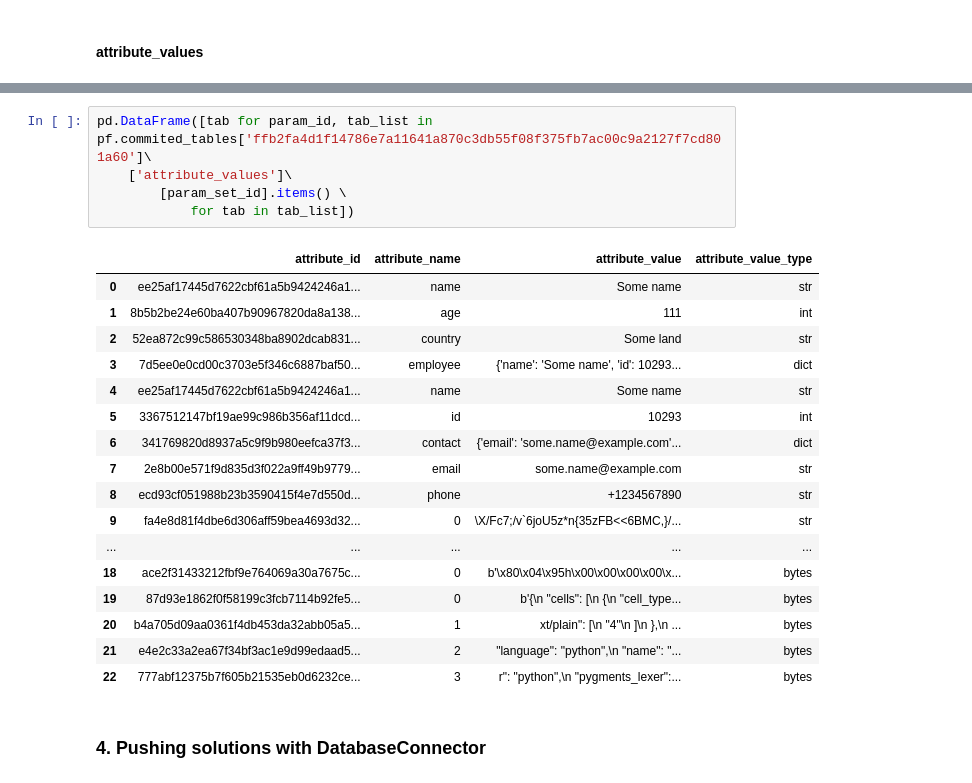
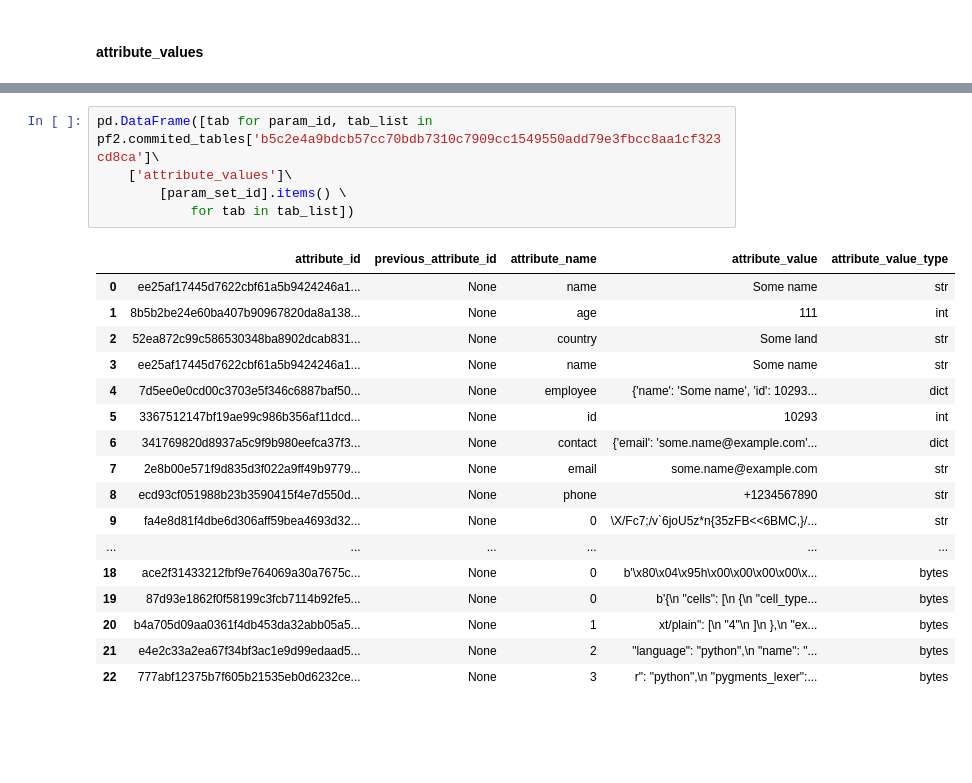
Before and after one commit to Kiril-Mordan/reusables, a Jupyter notebook: example_notebooks/parameterframe.ipynb, the cells around one changed output, grey strips where cells are left out. Drawn from its saved outputs; the diff is of its cells as text; blank space fills up the shorter version.

Commit message:
[parameterframe] updated usage examples; user friendly functions to show commited solutions, parameter sets and parameter info; ability to pull all tables for a select solution

```diff
--- a/example_notebooks/parameterframe.ipynb
+++ b/example_notebooks/parameterframe.ipynb
@@ -207,25 +389,23 @@ pf.commited_tables['ffb2fa4d1f14786e7a11641a870c3db55f08f375fb7ac00c9a2127f7cd80
 # %%
-pd.DataFrame([tab for param_id, tab_list in pf.commited_tables['ffb2fa4d1f14786e7a11641a870c3db55f08f375fb7ac00c9a2127f7cd801a60']\
+pd.DataFrame([tab for param_id, tab_list in pf2.commited_tables['b5c2e4a9bdcb57cc70bdb7310c7909cc1549550add79e3fbcc8aa1cf323cd8ca']\
     ['attribute_values']\
         [param_set_id].items() \
             for tab in tab_list])
 # %% [output]
-|  | attribute_id | attribute_name | attribute_value | attribute_value_type |
-| 0 | ee25af17445d7622cbf61a5b9424246a1... | name | Some name | str |
-| 1 | 8b5b2be24e60ba407b90967820da8a138... | age | 111 | int |
-| 2 | 52ea872c99c586530348ba8902dcab831... | country | Some land | str |
-| 3 | 7d5ee0e0cd00c3703e5f346c6887baf50... | employee | {'name': 'Some name', 'id': 10293... | dict |
-| 4 | ee25af17445d7622cbf61a5b9424246a1... | name | Some name | str |
-| 5 | 3367512147bf19ae99c986b356af11dcd... | id | 10293 | int |
-| 6 | 341769820d8937a5c9f9b980eefca37f3... | contact | {'email': 'some.name@example.com'... | dict |
-| 7 | 2e8b00e571f9d835d3f022a9ff49b9779... | email | some.name@example.com | str |
-| 8 | ecd93cf051988b23b3590415f4e7d550d... | phone | +1234567890 | str |
-| 9 | fa4e8d81f4dbe6d306aff59bea4693d32... | 0 | \X/Fc7;/v`6joU5z*n{35zFB<<6BMC,}/... | str |
-| ... | ... | ... | ... | ... |
-| 18 | ace2f31433212fbf9e764069a30a7675c... | 0 | b'\x80\x04\x95h\x00\x00\x00\x00\x... | bytes |
-| 19 | 87d93e1862f0f58199c3fcb7114b92fe5... | 0 | b'{\n "cells": [\n {\n "cell_type... | bytes |
-| 20 | b4a705d09aa0361f4db453da32abb05a5... | 1 | xt/plain": [\n "4"\n ]\n },\n ... | bytes |
-| 21 | e4e2c33a2ea67f34bf3ac1e9d99edaad5... | 2 | "language": "python",\n "name": "... | bytes |
-| 22 | 777abf12375b7f605b21535eb0d6232ce... | 3 | r": "python",\n "pygments_lexer":... | bytes |
+|  | attribute_id | previous_attribute_id | attribute_name | attribute_value | attribute_value_type |
+| 0 | ee25af17445d7622cbf61a5b9424246a1... | None | name | Some name | str |
+| 1 | 8b5b2be24e60ba407b90967820da8a138... | None | age | 111 | int |
+| 2 | 52ea872c99c586530348ba8902dcab831... | None | country | Some land | str |
+| 3 | ee25af17445d7622cbf61a5b9424246a1... | None | name | Some name | str |
+| 4 | 7d5ee0e0cd00c3703e5f346c6887baf50... | None | employee | {'name': 'Some name', 'id': 10293... | dict |
+| 5 | 3367512147bf19ae99c986b356af11dcd... | None | id | 10293 | int |
+| 6 | 341769820d8937a5c9f9b980eefca37f3... | None | contact | {'email': 'some.name@example.com'... | dict |
+| 7 | 2e8b00e571f9d835d3f022a9ff49b9779... | None | email | some.name@example.com | str |
+| 8 | ecd93cf051988b23b3590415f4e7d550d... | None | phone | +1234567890 | str |
+| 9 | fa4e8d81f4dbe6d306aff59bea4693d32... | None | 0 | \X/Fc7;/v`6joU5z*n{35zFB<<6BMC,}/... | str |
+| ... | ... | ... | ... | ... | ... |
+| 18 | ace2f31433212fbf9e764069a30a7675c... | None | 0 | b'\x80\x04\x95h\x00\x00\x00\x00\x... | bytes |
+| 19 | 87d93e1862f0f58199c3fcb7114b92fe5... | None | 0 | b'{\n "cells": [\n {\n "cell_type... | bytes |
+| 20 | b4a705d09aa0361f4db453da32abb05a5... | None | 1 | xt/plain": [\n "4"\n ]\n },\n "ex... | bytes |
+| 21 | e4e2c33a2ea67f34bf3ac1e9d99edaad5... | None | 2 | "language": "python",\n "name": "... | bytes |
+| 22 | 777abf12375b7f605b21535eb0d6232ce... | None | 3 | r": "python",\n "pygments_lexer":... | bytes |
-# %% [markdown]
-### 4. Pushing solutions with DatabaseConnector
```
Also changed, not shown: parts of 78 cells of this notebook, 1 other file.
